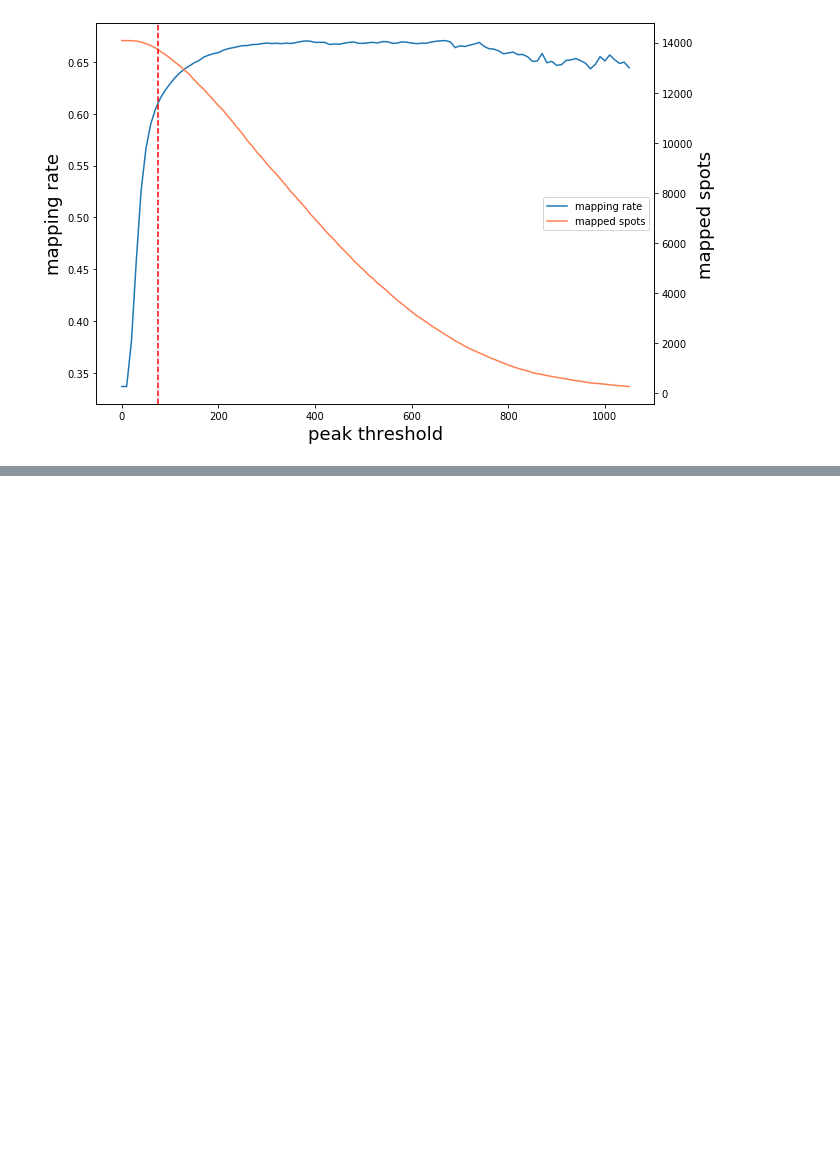
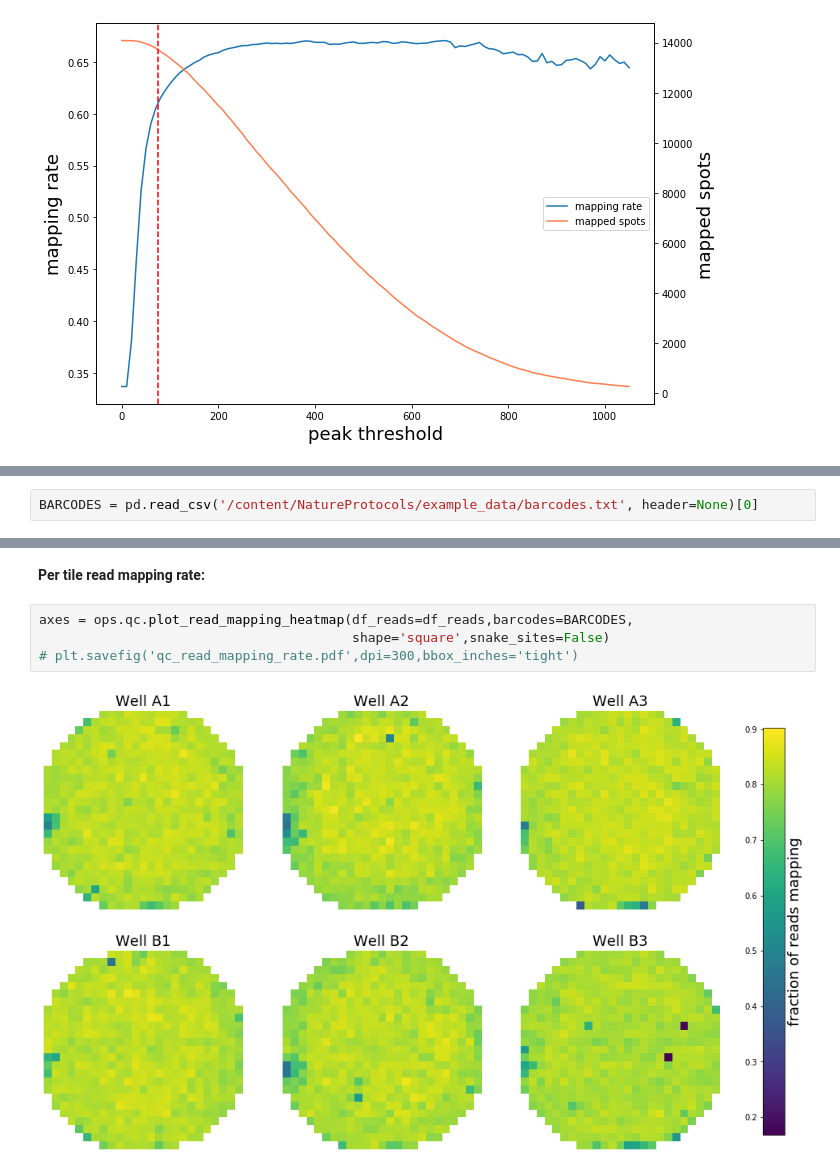
Before and after one commit to feldman4/OpticalPooledScreens, a Jupyter notebook: example_image_analysis.ipynb, the cells around one changed output, grey strips where cells are left out. Drawn from its saved outputs; the diff is of its cells as text; blank space fills up the shorter version.

```diff
--- a/example_image_analysis.ipynb
+++ b/example_image_analysis.ipynb
@@ -261,0 +322,2 @@ plt.axvline(x=75,color='red',linestyle='--')
+# %%
+BARCODES = pd.read_csv('/content/NatureProtocols/example_data/barcodes.txt', header=None)[0]
@@ -261,0 +334,8 @@ plt.axvline(x=75,color='red',linestyle='--')
+# %% [markdown]
+**Per tile read mapping rate:**
+# %%
+axes = ops.qc.plot_read_mapping_heatmap(df_reads=df_reads,barcodes=BARCODES,
+                                        shape='square',snake_sites=False)
+# plt.savefig('qc_read_mapping_rate.pdf',dpi=300,bbox_inches='tight')
+# %% [output]
+[figure, added]
```
Also changed, not shown: parts of 45 cells of this notebook, 6 other files.
